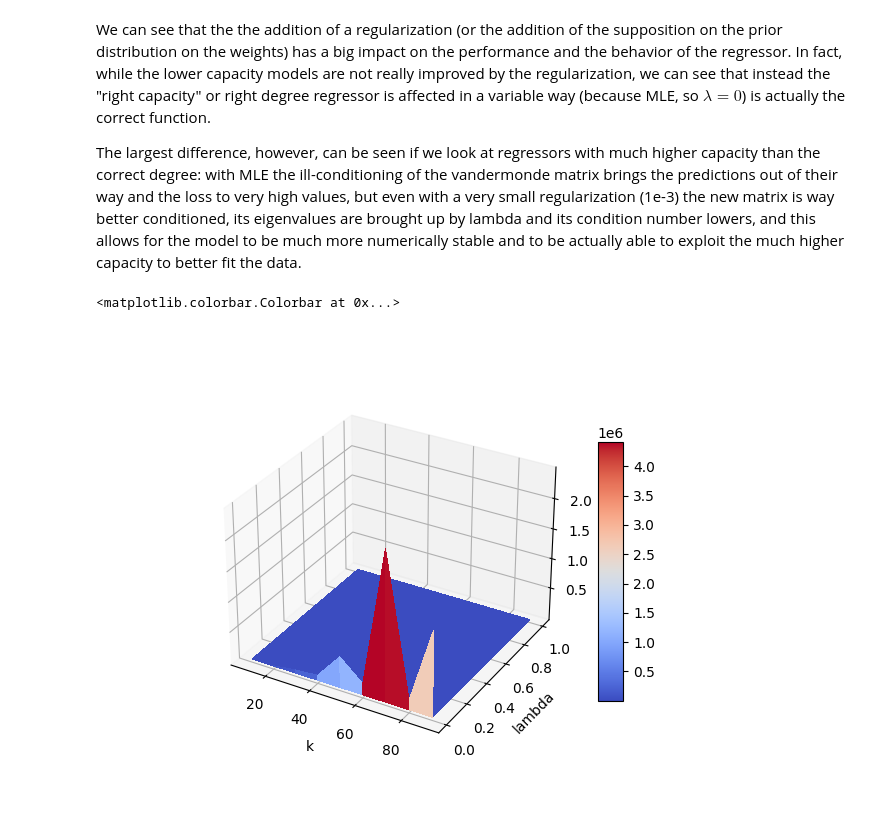
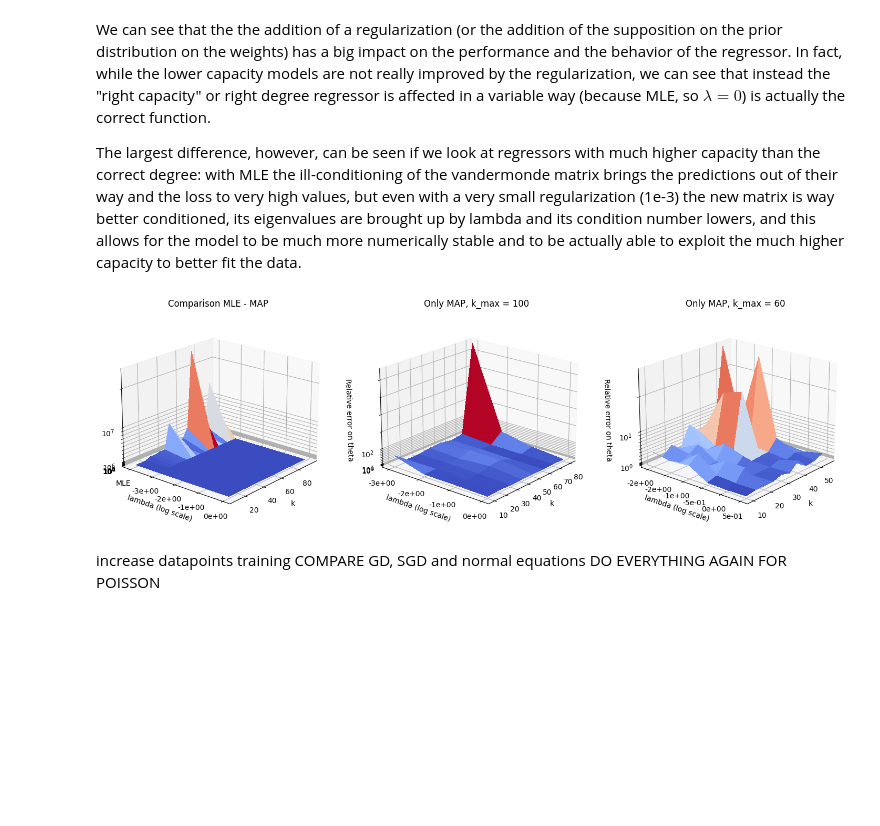
Before and after one commit to MarcelloCeresini/StatMatMethodsAI, a Jupyter notebook: src/Homework4.ipynb, the cells around one changed output. Saved outputs shown, nothing was run; the diff lists cells and outputs as text; code cells hidden in the pictures; blank space fills up the shorter version.

```diff
--- a/src/Homework4.ipynb
+++ b/src/Homework4.ipynb
@@ -213,10 +228,27 @@ for i, k in enumerate(k_vals):
-# %%
-fig, ax = plt.subplots(subplot_kw={"projection": "3d"})
-surf = ax.plot_surface(X_2dplot, Y_2dplot, Z_2dplot, linewidth=0.1, cmap=cm.coolwarm, antialiased=False)
-ax.set_xlabel("k")
-ax.set_ylabel("lambda")
-
-fig.colorbar(surf, shrink=0.7, aspect=10)
-# %% [output]
-<matplotlib.colorbar.Colorbar at 0x...>
-[figure, removed]
+# %%
+fig, axs = plt.subplots(1, 3, subplot_kw={"projection": "3d"}, figsize=(18, 8))
+axs = axs.flatten()
+
+k_vals      = np.arange(10, 100, 5)
+lmbd_ticks = list(np.arange(-4, 1, 1))
+lmbd_labels = ["MLE"]+["{:.0e}".format(x) for x in lmbd_ticks[1:]]
+lmbd_vals = np.array([0]+list(np.power(10., lmbd_ticks[1:])))
+plot_3d(k_vals, lmbd_ticks, lmbd_labels, lmbd_vals, axs[0], title="Comparison MLE - MAP")
+
+k_vals      = np.arange(10, 90, 10)
+lmbd_ticks = list(np.arange(-3, 1, 1))
+lmbd_labels = ["{:.0e}".format(x) for x in lmbd_ticks]
+lmbd_vals = np.power(10., lmbd_ticks)
+plot_3d(k_vals, lmbd_ticks, lmbd_labels, lmbd_vals, axs[1], title="Only MAP, k_max = 100")
+
+k_vals      = np.arange(10, 60, 5)
+lmbd_ticks = list(np.arange(-2, 1, 0.5))
+lmbd_labels = ["{:.0e}".format(x) for x in lmbd_ticks]
+lmbd_vals = np.power(10., lmbd_ticks)
+plot_3d(k_vals, lmbd_ticks, lmbd_labels, lmbd_vals, axs[2], rotation=40, title="Only MAP, k_max = 60")
+# %% [output]
+[figure, added]
+# %% [markdown]
+increase datapoints training
+COMPARE GD, SGD and normal equations
+DO EVERYTHING AGAIN FOR POISSON
```
Also changed, not shown: parts of 9 cells of this notebook.
